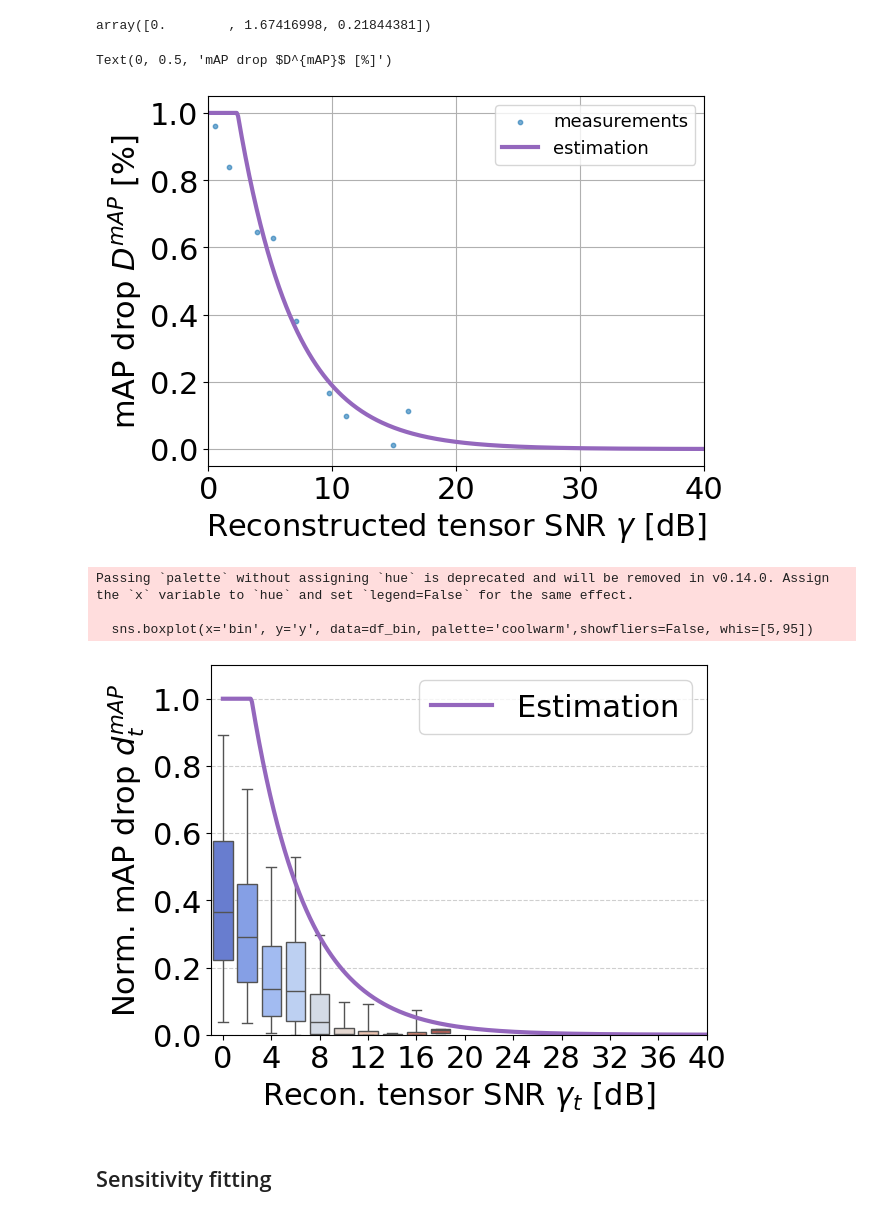
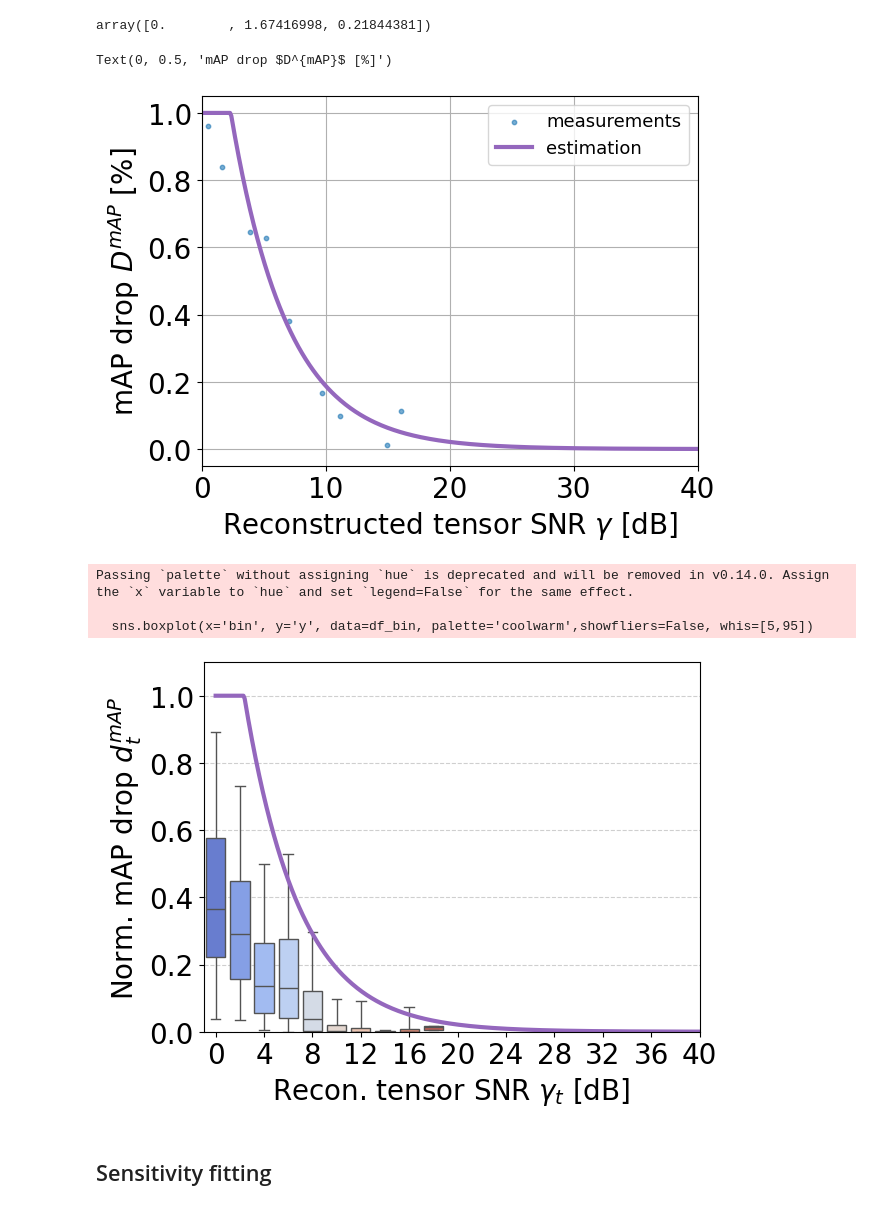
Before and after one commit to Rexyyj/split_DNN_framework, a Jupyter notebook: stable_tests/plot/snr_sen_drop_football_v2.ipynb, the cells around one changed output. Drawn from its saved outputs; the diff is of its cells as text; code cells hidden in the pictures.

```diff
--- a/stable_tests/plot/snr_sen_drop_football_v2.ipynb
+++ b/stable_tests/plot/snr_sen_drop_football_v2.ipynb
@@ -5,7 +5,7 @@ import pandas as pd
 from scipy.optimize import curve_fit
 import seaborn as sns
 plt.rcParams.update({"text.usetex": False,
-                     "font.size": 22,
+                     "font.size": 20,
                      "pdf.fonttype": 42,
                      "ps.fonttype": 42})
 # %%
@@ -276,29 +276,29 @@ plt.xlabel("Reconstructed tensor SNR $\gamma$ [dB]")
 plt.ylabel("mAP drop $D^{mAP}$ [%]")
 # %% [output]
 Text(0, 0.5, 'mAP drop $D^{mAP}$ [%]')
-[figure, old version]
+[figure, new version]
 # %%
 plt.figure()
 
 sns.boxplot(x='bin', y='y', data=df_bin, palette='coolwarm',showfliers=False, whis=[5,95])
 # plt.xticks(rotation=90)
 plt.plot(test_x/2, test_y, color="tab:purple",linewidth=3.0 ,label="Estimation")
 # Customization
 # plt.xticks(rotation=90)
 plt.ylim([0,1.1])
 plt.xlim([-0.5,10])
-plt.legend()
+# plt.legend()
 plt.xticks(np.arange(11)*2, np.arange(11)*4)
 plt.xlabel("Recon. tensor SNR $\gamma_t$ [dB]")
 plt.ylabel("Norm. mAP drop $d^{mAP}_t$")
 # plt.autoscale(axis="x",tight=True)
 plt.grid(axis='y', linestyle='--', alpha=0.6)
 plt.savefig("../figures/football_map_drop.pdf",format="pdf", bbox_inches="tight")
 # %% [output]
 Passing `palette` without assigning `hue` is deprecated and will be removed in v0.14.0. Assign the `x` variable to `hue` and set `legend=False` for the same effect.
 
   sns.boxplot(x='bin', y='y', data=df_bin, palette='coolwarm',showfliers=False, whis=[5,95])
-[figure, old version]
+[figure, new version]
 # %% [markdown]
 ## Sensitivity fitting
 # %%
```
Also changed, not shown: parts of 2 cells of this notebook, 40 other files.
